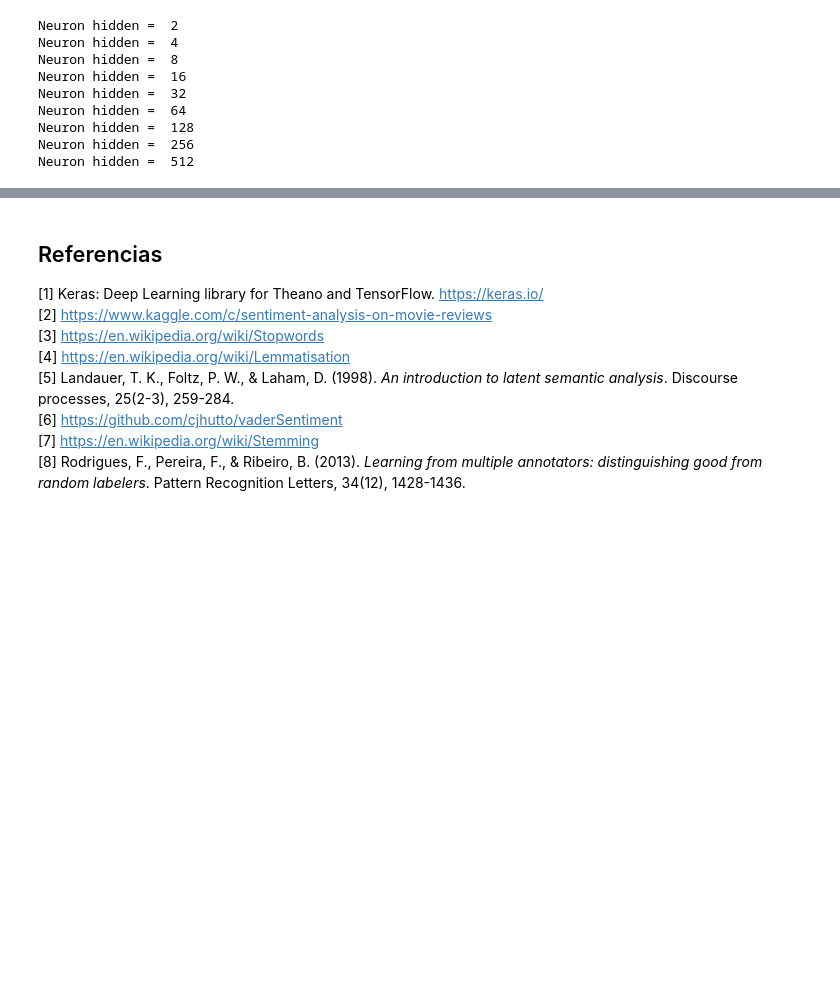
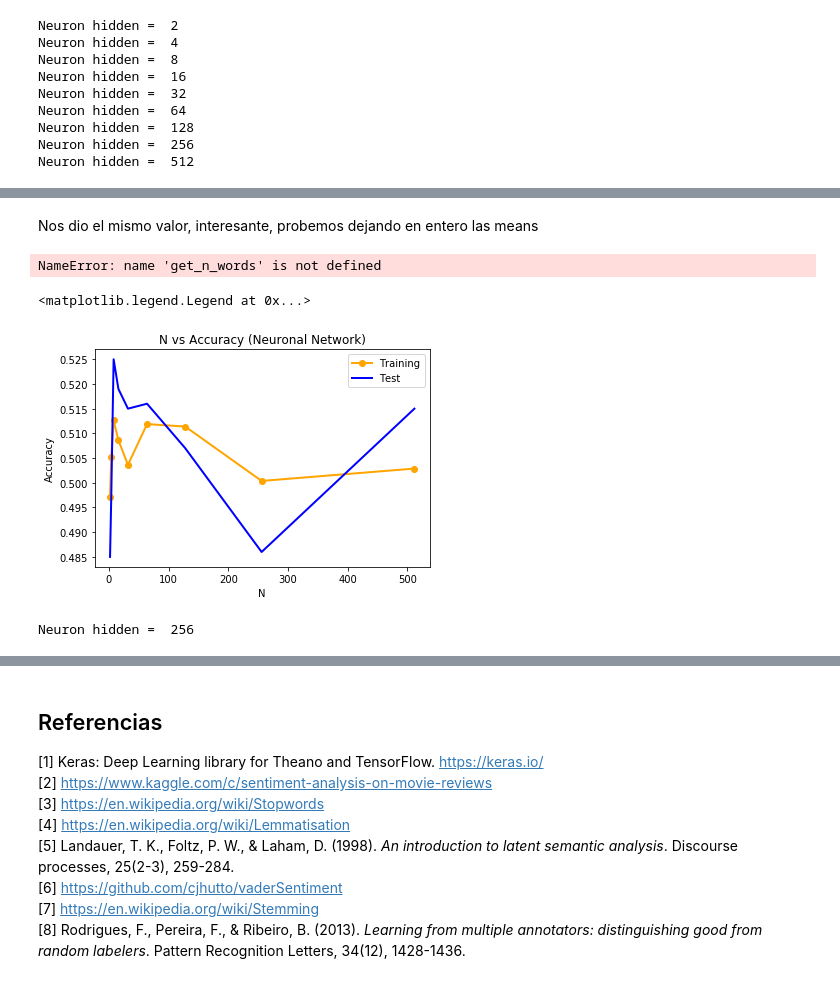
Before and after one commit to cristiancs/ML-TAREA2, a Jupyter notebook: Enunciado.ipynb, the cells around one changed output, grey strips where cells are left out. Saved outputs shown, nothing was run; the diff lists cells and outputs as text; code cells hidden in the pictures; blank space fills up the shorter version.

```diff
--- a/Enunciado.ipynb
+++ b/Enunciado.ipynb
@@ -1403,0 +1524,3 @@ accuracy_score(y_true, y_pred)
+# %%
+# Quedemonos con el de 128
+model, train_acc, test_acc = do_ANN(features_train,labels_train,features_val,labels_val, 128)
@@ -1403,0 +1543,69 @@ accuracy_score(y_true, y_pred)
+# %% [markdown]
+Nos dio el mismo valor, interesante, probemos dejando en entero las means
+# %%
+df3 = df2
+df3['Answer.sent'].values[df3['Answer.sent'].values > 0.5] = 1
+df3['Answer.sent'].values[df3['Answer.sent'].values <= 0.5] = 0
+
+df3["Answer.sent"] = pd.to_numeric(df3["Answer.sent"])
+# %%
+from sklearn.model_selection import train_test_split
+df_train_text = df3["Input.stemmed_sent"]
+labels_train = df3["Answer.sent"]
+
+df_train_text, df_val_text, labels_train, labels_val  = train_test_split(df_train_text, labels_train, test_size=0.2, random_state=0)
+
+
+n_palabras_max = max(get_n_words(texts_train), get_n_words(texts_val))
+
+
+features_train = create_vector(texts_train,n_palabras_max)
+features_val = create_vector(texts_val, n_palabras_max)
+
+accuracys_train = []
+accuracys_test  = []
+
+from keras.models import Sequential
+from keras.layers import Dense
+from keras.optimizers import SGD
+def do_ANN(x,y, xv,yv, param):
+    print("Neuron hidden = ",param)
+    model = Sequential()
+    model.add(Dense(units=param, input_dim=x.shape[1], activation="sigmoid"))
+    model.add(Dense(1, activation="sigmoid"))
+    model.compile(optimizer=SGD(lr=0.1), loss="binary_crossentropy", metrics=["accuracy"])
+    model.fit(x, y, epochs=25, batch_size=128, verbose=0)
+    train_acc = model.evaluate(x,y, verbose=0)[1] #in position 0 is the loss
+    test_acc = model.evaluate(xv,yv, verbose=0)[1]
+    return model, train_acc, test_acc
+N_h = [2**i for i in range(1,10)]
+
+
+
+
+for N in N_h:
+    model, train_acc, test_acc = do_ANN(features_train,labels_train,features_val,labels_val, N)
+    accuracys_train.append((N,train_acc))
+    accuracys_test.append((N,test_acc))
+# %% [output]
+NameError: name 'get_n_words' is not defined
+# %%
+import matplotlib.pyplot as plt
+df_accuracys_train = pd.DataFrame(accuracys_train, columns=["N", "Training"])
+df_accuracys_test = pd.DataFrame(accuracys_test, columns=["N", "Test"])
+
+plt.plot( 'N', 'Training', data=df_accuracys_train, marker='o', color='orange', linewidth=2)
+plt.plot( 'N', 'Test', data=df_accuracys_test, marker='', color='blue', linewidth=2)
+plt.title('N vs Accuracy (Neuronal Network)')
+plt.ylabel('Accuracy')
+plt.xlabel('N')
+#plt.xscale('log')
+plt.legend()
+# %% [output]
+<matplotlib.legend.Legend at 0x...>
+[figure, added]
+# %%
+# Quedemonos con el de 256
+model, train_acc, test_acc = do_ANN(features_train,labels_train,features_val,labels_val, 256)
+# %% [output]
+Neuron hidden =  256
```
Also changed, not shown: parts of 24 cells of this notebook.
